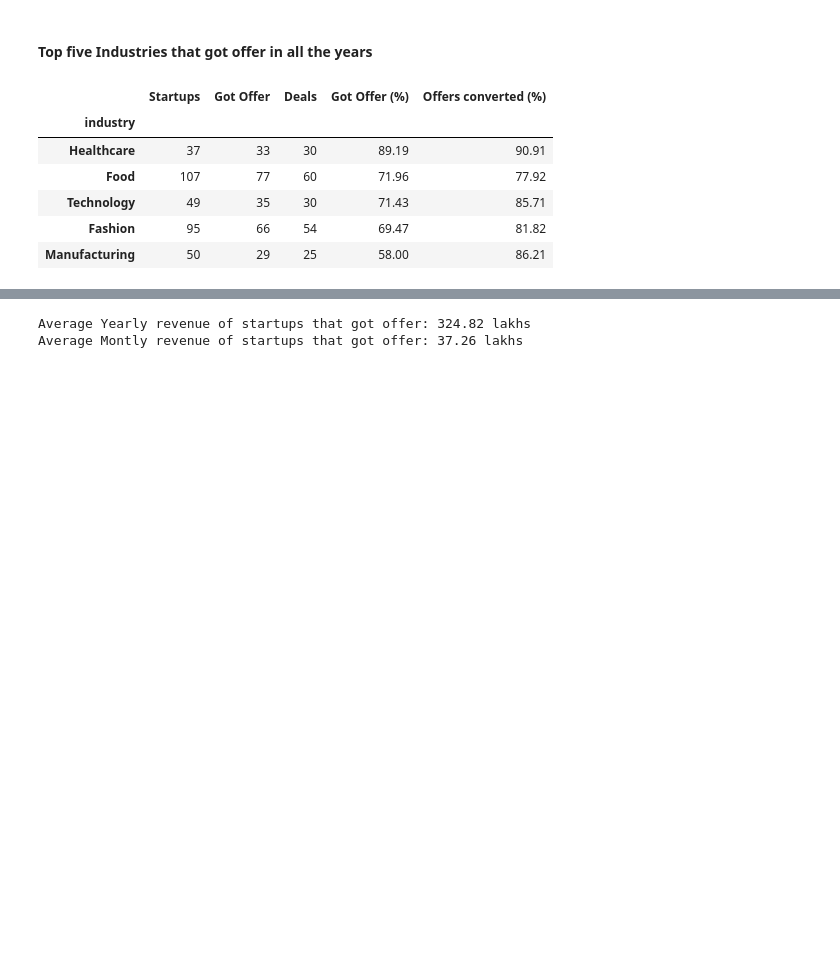
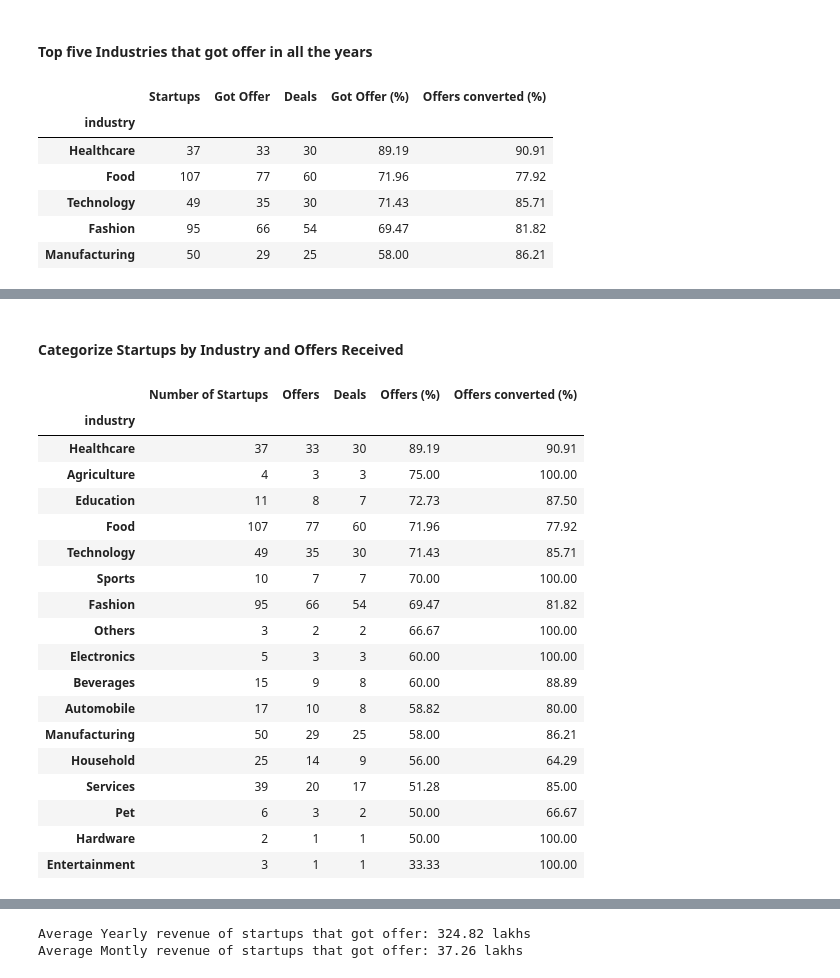
Before and after one commit to AnirudhSinghBhadauria/shark-tank-analysis, a Jupyter notebook: shark_tank_analysis.ipynb, the cells around one changed output, grey strips where cells are left out. Cells and saved outputs as stored; diff of their text form; code cells hidden in the pictures; blank space fills up the shorter version.

```diff
--- a/shark_tank_analysis.ipynb
+++ b/shark_tank_analysis.ipynb
@@ -338,3 +338,58 @@ plot_startup_offer(3)
 [interactive output not drawn]
 [interactive output not drawn]
 [interactive output not drawn]
+# %% [markdown]
+#### Categorize Startups by Industry and Offers Received
+# %%
+# Grouping industries
+
+startup_industry = tank_df[['industry', 'startup_name']].groupby('industry').count().rename(
+    columns = {
+        "startup_name": "Number of Startups"
+    }
+)
+
+offer_industry = tank_df[['industry', 'startup_name']].loc[
+    tank_df['received_offer'] == 1
+].groupby('industry').count().rename(
+    columns = {
+        "startup_name": "Offers"
+    }
+)
+
+deal_offer_industry = tank_df[['industry', 'startup_name']].loc[
+    tank_df['deal_amount'] > 0
+].groupby('industry').count().rename(
+    columns = {
+        "startup_name": "Deals"
+    }
+)
+
+offer_result = pd.merge(startup_industry, offer_industry, on='industry', how="left")
+result = pd.merge(offer_result, deal_offer_industry, on="industry", how="left")
+
+result['Offers (%)'] = ((result['Offers'] / result['Number of Startups']) * 100).round(2)
+result['Offers converted (%)'] = ((result['Deals'] / result['Offers']) * 100).round(2)
+
+offers_industries = result.sort_values('Offers (%)', ascending=False)
+offers_industries
+# %% [output]
+|  | Number of Startups | Offers | Deals | Offers (%) | Offers converted (%) |
+| industry |  |  |  |  |  |
+| Healthcare | 37 | 33 | 30 | 89.19 | 90.91 |
+| Agriculture | 4 | 3 | 3 | 75.00 | 100.00 |
+| Education | 11 | 8 | 7 | 72.73 | 87.50 |
+| Food | 107 | 77 | 60 | 71.96 | 77.92 |
+| Technology | 49 | 35 | 30 | 71.43 | 85.71 |
+| Sports | 10 | 7 | 7 | 70.00 | 100.00 |
+| Fashion | 95 | 66 | 54 | 69.47 | 81.82 |
+| Others | 3 | 2 | 2 | 66.67 | 100.00 |
+| Electronics | 5 | 3 | 3 | 60.00 | 100.00 |
+| Beverages | 15 | 9 | 8 | 60.00 | 88.89 |
+| Automobile | 17 | 10 | 8 | 58.82 | 80.00 |
+| Manufacturing | 50 | 29 | 25 | 58.00 | 86.21 |
+| Household | 25 | 14 | 9 | 56.00 | 64.29 |
+| Services | 39 | 20 | 17 | 51.28 | 85.00 |
+| Pet | 6 | 3 | 2 | 50.00 | 66.67 |
+| Hardware | 2 | 1 | 1 | 50.00 | 100.00 |
+| Entertainment | 3 | 1 | 1 | 33.33 | 100.00 |
```
Also changed, not shown: parts of 15 cells of this notebook.
